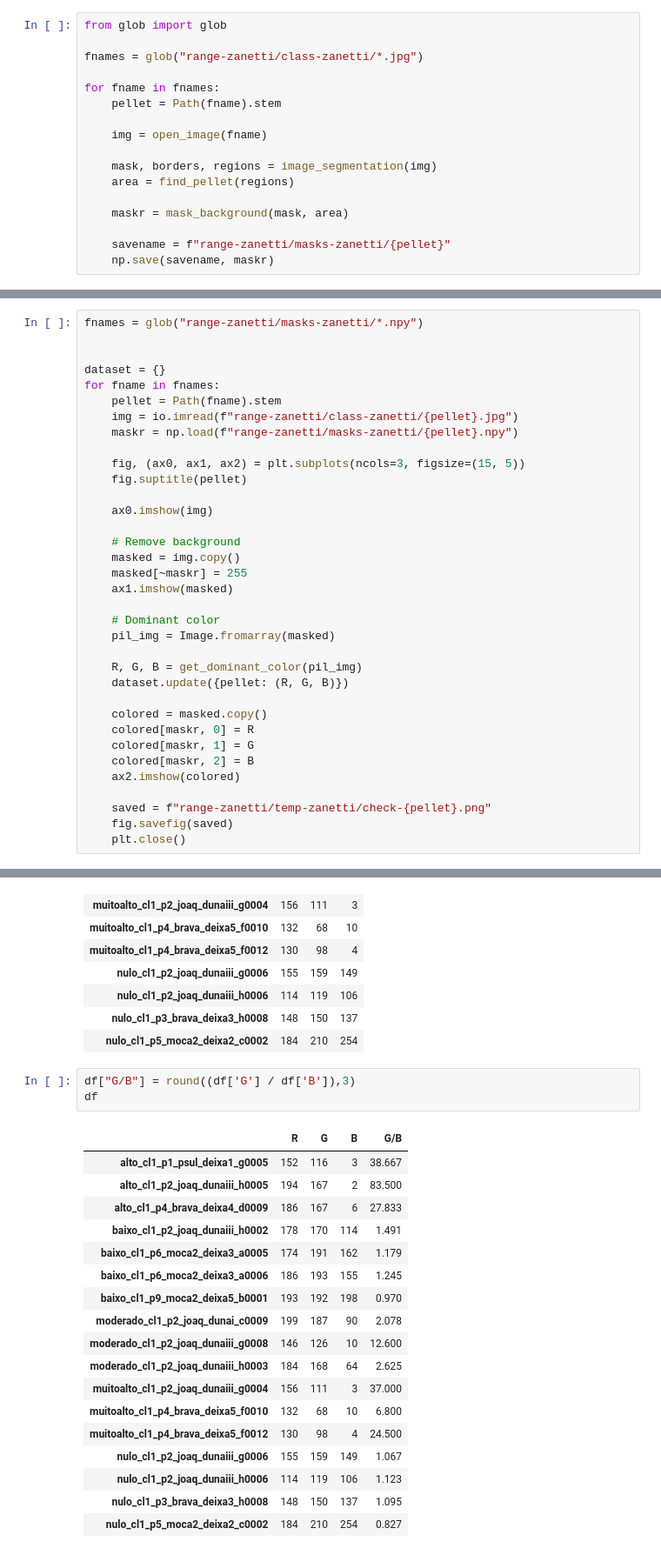
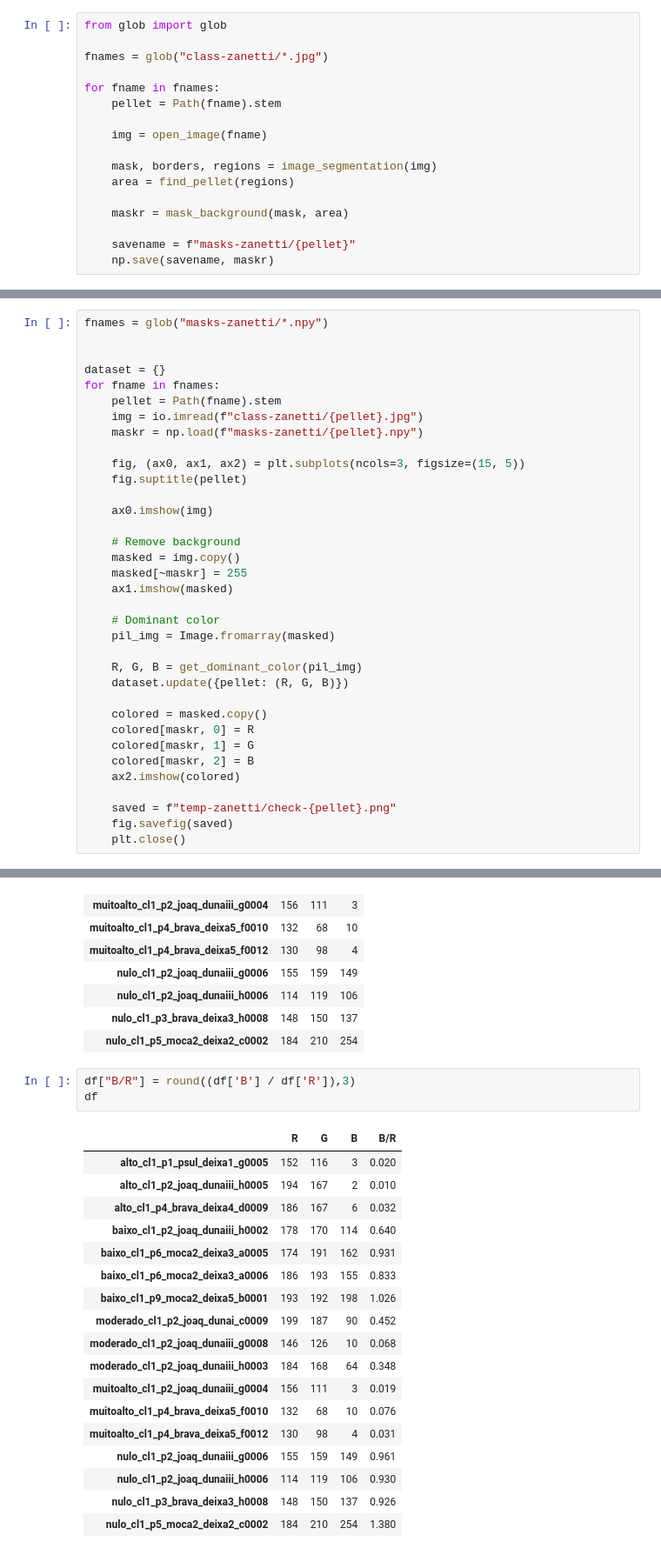
Before and after one commit to LaPoGeoMar/Proj_Pellets_Amarelamento, a Jupyter notebook: notebooks/range-zanetti/range-classification.ipynb, the cells around one changed output, grey strips where cells are left out. Shown at 87% size. Cells and saved outputs as stored; diff of their text form.

```diff
--- a/notebooks/range-zanetti/range-classification.ipynb
+++ b/notebooks/range-zanetti/range-classification.ipynb
@@ -55,7 +55,7 @@ def show_masked(img, borders, maskr):
 # %%
 from glob import glob
 
-fnames = glob("range-zanetti/class-zanetti/*.jpg")
+fnames = glob("class-zanetti/*.jpg")
 
 for fname in fnames:
     pellet = Path(fname).stem
@@ -67,7 +67,7 @@ for fname in fnames:
 
     maskr = mask_background(mask, area)
 
-    savename = f"range-zanetti/masks-zanetti/{pellet}"
+    savename = f"masks-zanetti/{pellet}"
     np.save(savename, maskr)
 # %%
 # 01-find-dominant-color.py
@@ -101,14 +101,14 @@ def get_dominant_color(pil_img, palette_size=16):
 
     return dominant_color
 # %%
-fnames = glob("range-zanetti/masks-zanetti/*.npy")
+fnames = glob("masks-zanetti/*.npy")
 
 
 dataset = {}
 for fname in fnames:
     pellet = Path(fname).stem
-    img = io.imread(f"range-zanetti/class-zanetti/{pellet}.jpg")
-    maskr = np.load(f"range-zanetti/masks-zanetti/{pellet}.npy")
+    img = io.imread(f"class-zanetti/{pellet}.jpg")
+    maskr = np.load(f"masks-zanetti/{pellet}.npy")
 
     fig, (ax0, ax1, ax2) = plt.subplots(ncols=3, figsize=(15, 5))
     fig.suptitle(pellet)
@@ -132,7 +132,7 @@ for fname in fnames:
     colored[maskr, 2] = B
     ax2.imshow(colored)
 
-    saved = f"range-zanetti/temp-zanetti/check-{pellet}.png"
+    saved = f"temp-zanetti/check-{pellet}.png"
     fig.savefig(saved)
     plt.close()
 # %%
@@ -161,27 +161,27 @@ df
 | nulo_cl1_p3_brava_deixa3_h0008 | 148 | 150 | 137 |
 | nulo_cl1_p5_moca2_deixa2_c0002 | 184 | 210 | 254 |
 # %%
-df["G/B"] = round((df['G'] / df['B']),3)
+df["B/R"] = round((df['B'] / df['R']),3)
 df
 # %% [output]
-|  | R | G | B | G/B |
-| alto_cl1_p1_psul_deixa1_g0005 | 152 | 116 | 3 | 38.667 |
-| alto_cl1_p2_joaq_dunaiii_h0005 | 194 | 167 | 2 | 83.500 |
-| alto_cl1_p4_brava_deixa4_d0009 | 186 | 167 | 6 | 27.833 |
-| baixo_cl1_p2_joaq_dunaiii_h0002 | 178 | 170 | 114 | 1.491 |
-| baixo_cl1_p6_moca2_deixa3_a0005 | 174 | 191 | 162 | 1.179 |
-| baixo_cl1_p6_moca2_deixa3_a0006 | 186 | 193 | 155 | 1.245 |
-| baixo_cl1_p9_moca2_deixa5_b0001 | 193 | 192 | 198 | 0.970 |
-| moderado_cl1_p2_joaq_dunai_c0009 | 199 | 187 | 90 | 2.078 |
-| moderado_cl1_p2_joaq_dunaiii_g0008 | 146 | 126 | 10 | 12.600 |
-| moderado_cl1_p2_joaq_dunaiii_h0003 | 184 | 168 | 64 | 2.625 |
-| muitoalto_cl1_p2_joaq_dunaiii_g0004 | 156 | 111 | 3 | 37.000 |
-| muitoalto_cl1_p4_brava_deixa5_f0010 | 132 | 68 | 10 | 6.800 |
-| muitoalto_cl1_p4_brava_deixa5_f0012 | 130 | 98 | 4 | 24.500 |
-| nulo_cl1_p2_joaq_dunaiii_g0006 | 155 | 159 | 149 | 1.067 |
-| nulo_cl1_p2_joaq_dunaiii_h0006 | 114 | 119 | 106 | 1.123 |
-| nulo_cl1_p3_brava_deixa3_h0008 | 148 | 150 | 137 | 1.095 |
-| nulo_cl1_p5_moca2_deixa2_c0002 | 184 | 210 | 254 | 0.827 |
+|  | R | G | B | B/R |
+| alto_cl1_p1_psul_deixa1_g0005 | 152 | 116 | 3 | 0.020 |
+| alto_cl1_p2_joaq_dunaiii_h0005 | 194 | 167 | 2 | 0.010 |
+| alto_cl1_p4_brava_deixa4_d0009 | 186 | 167 | 6 | 0.032 |
+| baixo_cl1_p2_joaq_dunaiii_h0002 | 178 | 170 | 114 | 0.640 |
+| baixo_cl1_p6_moca2_deixa3_a0005 | 174 | 191 | 162 | 0.931 |
+| baixo_cl1_p6_moca2_deixa3_a0006 | 186 | 193 | 155 | 0.833 |
+| baixo_cl1_p9_moca2_deixa5_b0001 | 193 | 192 | 198 | 1.026 |
+| moderado_cl1_p2_joaq_dunai_c0009 | 199 | 187 | 90 | 0.452 |
+| moderado_cl1_p2_joaq_dunaiii_g0008 | 146 | 126 | 10 | 0.068 |
+| moderado_cl1_p2_joaq_dunaiii_h0003 | 184 | 168 | 64 | 0.348 |
+| muitoalto_cl1_p2_joaq_dunaiii_g0004 | 156 | 111 | 3 | 0.019 |
+| muitoalto_cl1_p4_brava_deixa5_f0010 | 132 | 68 | 10 | 0.076 |
+| muitoalto_cl1_p4_brava_deixa5_f0012 | 130 | 98 | 4 | 0.031 |
+| nulo_cl1_p2_joaq_dunaiii_g0006 | 155 | 159 | 149 | 0.961 |
+| nulo_cl1_p2_joaq_dunaiii_h0006 | 114 | 119 | 106 | 0.930 |
+| nulo_cl1_p3_brava_deixa3_h0008 | 148 | 150 | 137 | 0.926 |
+| nulo_cl1_p5_moca2_deixa2_c0002 | 184 | 210 | 254 | 1.380 |
 # %%
 nulo = df.iloc[13:18]
 nulo.describe()
```
Also changed, not shown: parts of 11 cells of this notebook, 1 other file.
